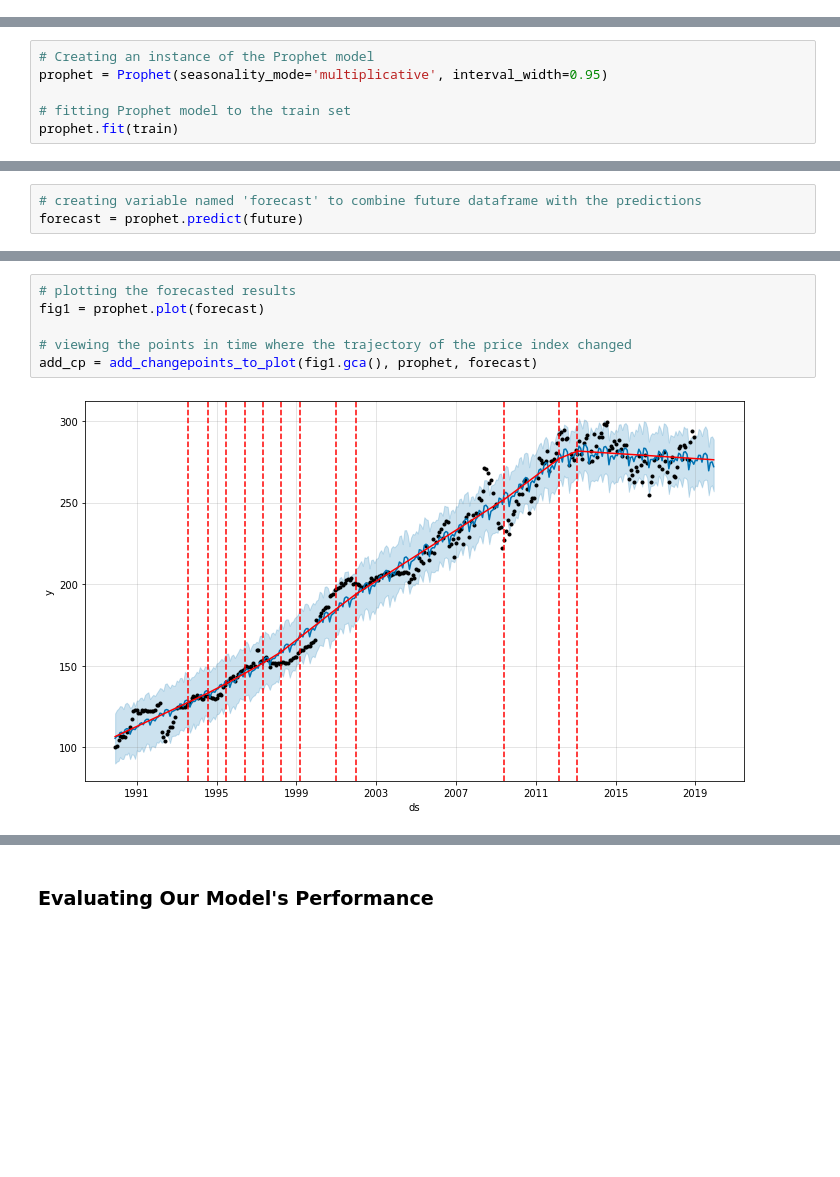
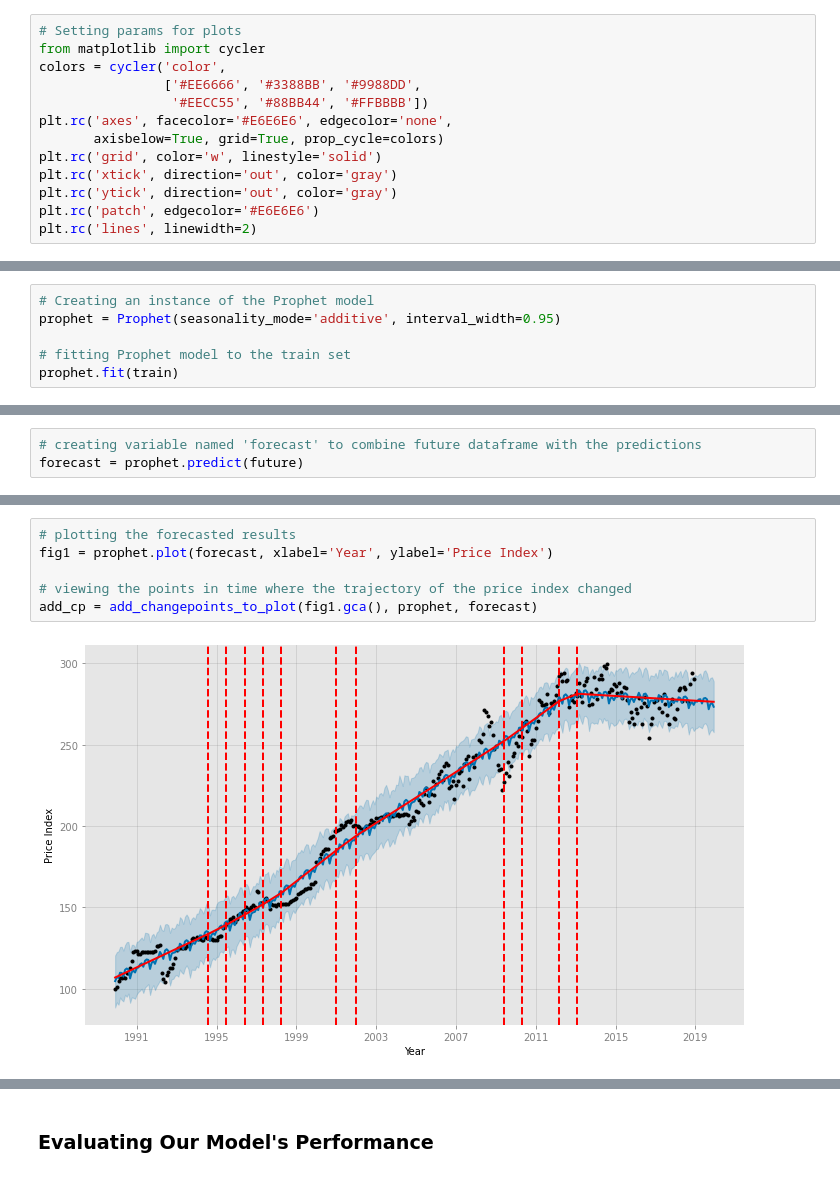
Before and after one commit to Lewis34cs/fb_prophet_blog_notebook, a Jupyter notebook: blog_prophet_notebook.ipynb, the cells around one changed output, grey strips where cells are left out. Cells and saved outputs as stored; diff of their text form; blank space fills up the shorter version.

Commit message:
Changing RcParams for plot colors

```diff
--- a/blog_prophet_notebook.ipynb
+++ b/blog_prophet_notebook.ipynb
@@ -13,5 +15,18 @@ from fbprophet import Prophet
 from fbprophet.diagnostics import cross_validation, performance_metrics
 from fbprophet.plot import plot_cross_validation_metric, add_changepoints_to_plot, plot_components
+# %%
+# Setting params for plots
+from matplotlib import cycler
+colors = cycler('color',
+                ['#EE6666', '#3388BB', '#9988DD',
+                 '#EECC55', '#88BB44', '#FFBBBB'])
+plt.rc('axes', facecolor='#E6E6E6', edgecolor='none',
+       axisbelow=True, grid=True, prop_cycle=colors)
+plt.rc('grid', color='w', linestyle='solid')
+plt.rc('xtick', direction='out', color='gray')
+plt.rc('ytick', direction='out', color='gray')
+plt.rc('patch', edgecolor='#E6E6E6')
+plt.rc('lines', linewidth=2)
 # %% [markdown]
 This dataset was retrieved from FRED and then uploaded into my Google Drive.
 
@@ -95,7 +111,7 @@ Length of train set: 349
 Length of test set: 12
 # %%
 # Creating an instance of the Prophet model
-prophet = Prophet(seasonality_mode='multiplicative', interval_width=0.95)
+prophet = Prophet(seasonality_mode='additive', interval_width=0.95)
 
 # fitting Prophet model to the train set
 prophet.fit(train)
@@ -128,11 +149,11 @@ forecast = prophet.predict(future)
 # %%
 # plotting the forecasted results
-fig1 = prophet.plot(forecast)
+fig1 = prophet.plot(forecast, xlabel='Year', ylabel='Price Index')
 
 # viewing the points in time where the trajectory of the price index changed
 add_cp = add_changepoints_to_plot(fig1.gca(), prophet, forecast)
 # %% [output]
-[figure, old version]
+[figure, new version]
 # %%
 # Viewing the trend and seasonality
 prophet.plot_components(forecast);
```
Also changed, not shown: parts of 9 cells of this notebook.
